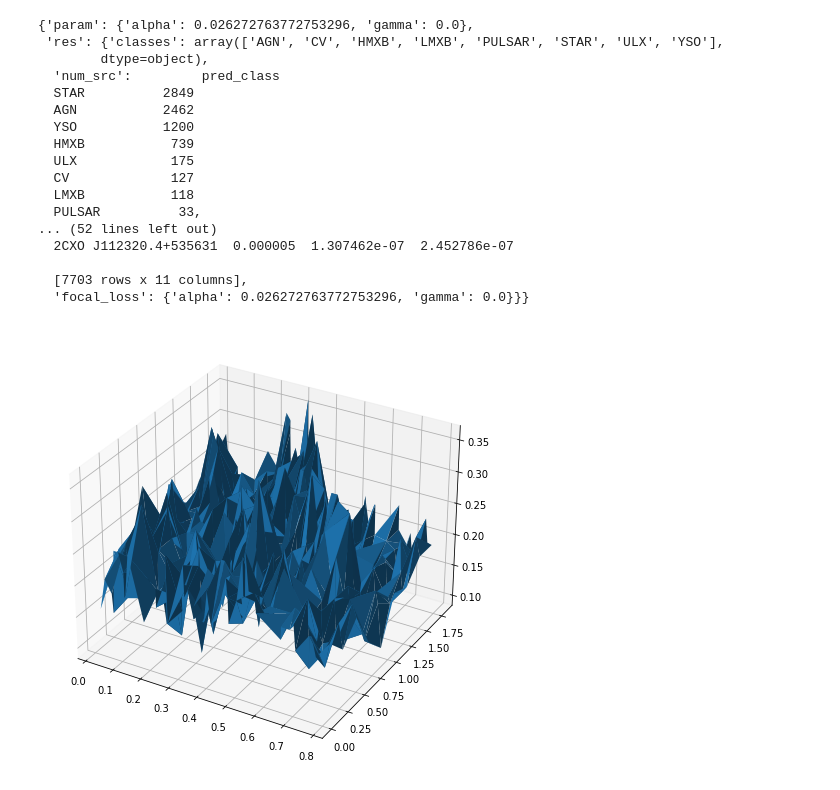
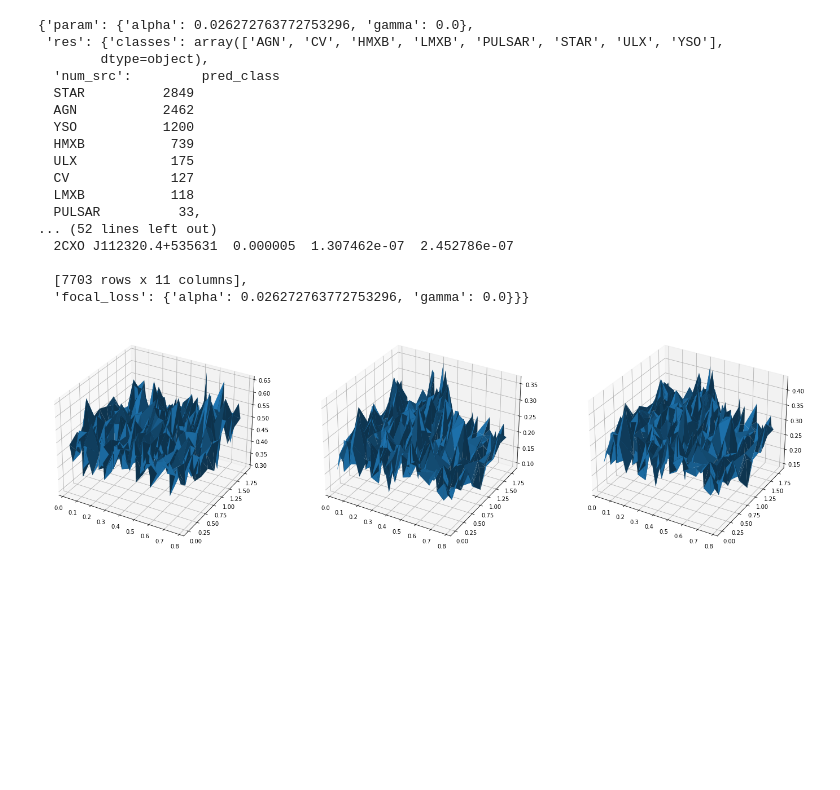
Before and after one commit to KumaranShivam5/aurora-server-final, a Jupyter notebook: scratch_new.ipynb, the cells around one changed output. Drawn from its saved outputs; the diff is of its cells as text; code cells hidden in the pictures; blank space fills up the shorter version.

```diff
--- a/scratch_new.ipynb
+++ b/scratch_new.ipynb
@@ -263,19 +263,32 @@ for f in tqdm(focal):
 
     #alpha.append(f['param']['alpha'])
     #gamma.append(f['param']['alpha'])
-# %%
-to_plot = pulsar_recall
-x = np.asarray([el[0] for el in to_plot])
-y = np.asarray([el[1] for el in to_plot])
-z = np.asarray([el[2] for el in to_plot])
-#X , Y = np.meshgrid(x,y)
-#Z = np.reshape(z , (len(X) , len(Y)))
-from matplotlib import pyplot as plt
-fig = plt.figure(figsize=(8,8))
-ax = fig.add_subplot(111, projection='3d')
-
-ax.plot_trisurf(x,y,z)
-
-plt.show()
-# %% [output]
-[figure, removed]
+# %%
+
+from matplotlib import pyplot as plt
+fig = plt.figure(figsize=(24,8))
+
+to_plot = pulsar_precision
+x = np.asarray([el[0] for el in to_plot])
+y = np.asarray([el[1] for el in to_plot])
+z = np.asarray([el[2] for el in to_plot])
+ax = fig.add_subplot(131, projection='3d')
+ax.plot_trisurf(x,y,z)
+
+to_plot = pulsar_recall
+x = np.asarray([el[0] for el in to_plot])
+y = np.asarray([el[1] for el in to_plot])
+z = np.asarray([el[2] for el in to_plot])
+ax = fig.add_subplot(132, projection='3d')
+ax.plot_trisurf(x,y,z)
+
+to_plot = pulsar_f1
+x = np.asarray([el[0] for el in to_plot])
+y = np.asarray([el[1] for el in to_plot])
+z = np.asarray([el[2] for el in to_plot])
+ax = fig.add_subplot(133, projection='3d')
+ax.plot_trisurf(x,y,z)
+
+plt.show()
+# %% [output]
+[figure, added]
```
Also changed, not shown: 1 other file.
